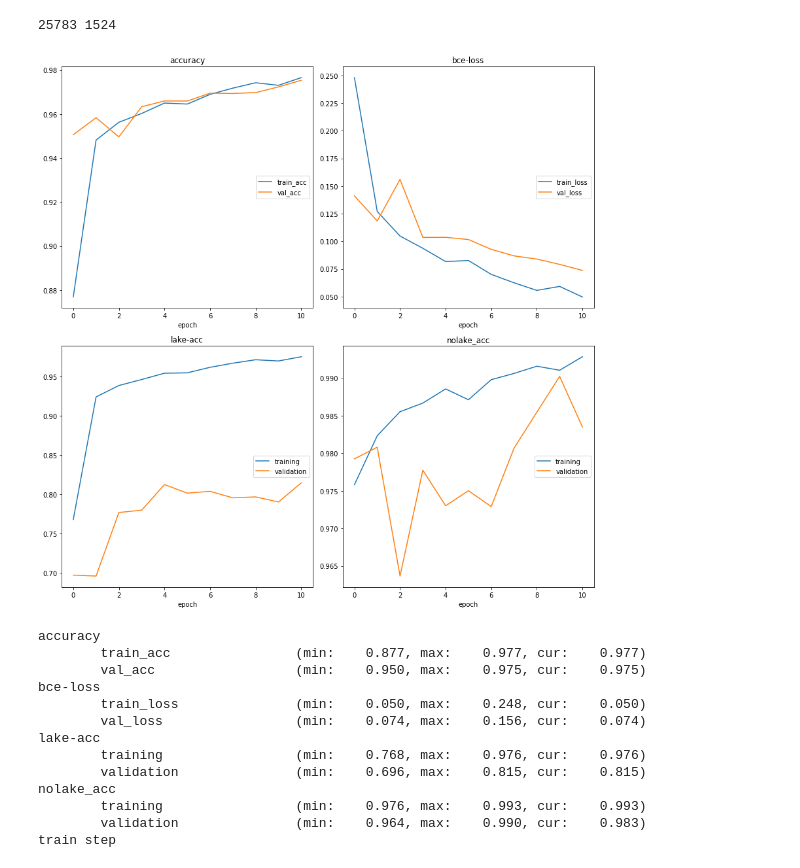
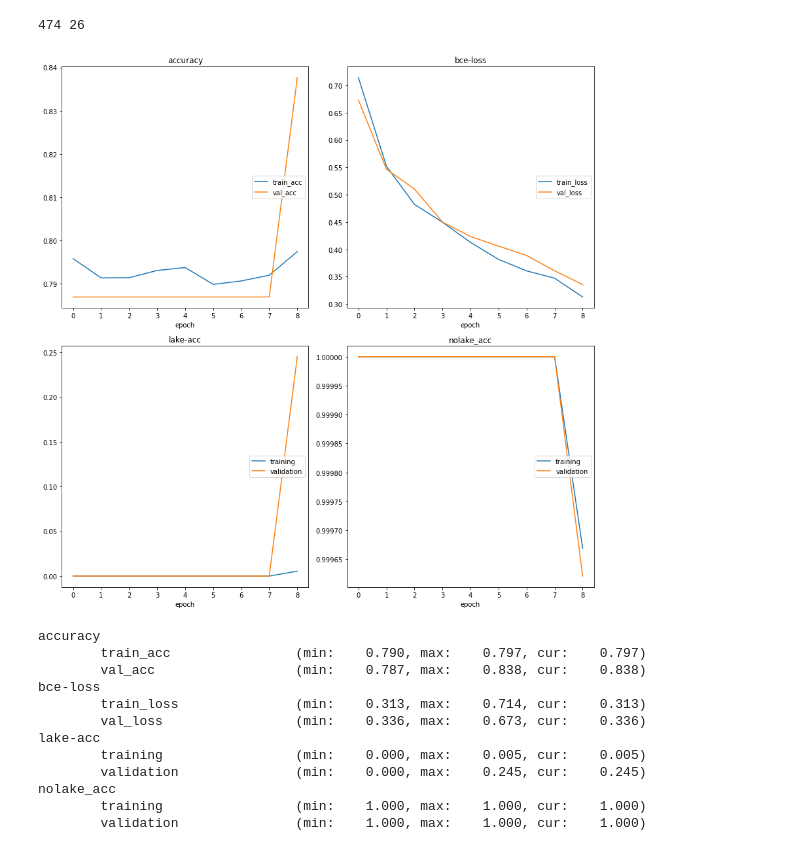
Before and after one commit to od-crypto/aerial, a Jupyter notebook: train.ipynb, the cells around one changed output. Saved outputs shown, nothing was run; the diff lists cells and outputs as text; code cells hidden in the pictures.

Commit message:
model-from_scratch_small_landcover_bs40_ne9_lr0.0001-8.pth and updaet yadisk uploader

```diff
--- a/train.ipynb
+++ b/train.ipynb
@@ -11,8 +11,8 @@ root_path = 'datasets/landcover_processed/rotated_crops/'
 #root_path = 'datasets/sentinel_processed/rotated_crops/'
 list_dataset = list(filter(lambda x: x.endswith('.png'), os.listdir(root_path)))
 list_dataset = list(map(lambda x: root_path + x, list_dataset))
-# list_dataset = list_dataset[:500]
-list_dataset = list_dataset
+list_dataset = list_dataset[7000:7500]
+# list_dataset = list_dataset
 
 list_root = [root(name) for name in list_dataset]
 list_root = list(set(list_root))
@@ -34,7 +34,7 @@ with open('train_img_list_landcover.json', 'w') as f:
 with open('test_img_list_landcover.json', 'w') as f:
     json.dump(test_img_list, f)
 # %% [output]
-25783 1524
+474 26
 # %%
 cfg = {
     "from_scratch_landcover": {
@@ -43,30 +43,29 @@ cfg = {
         "train_img_list": "train_img_list_landcover.json",
         "test_img_list": "test_img_list_landcover.json",
         "batch_size": 40,
-        "num_epochs": 20,
+        "num_epochs": 9,
         "lr": 0.0001
     }
 }
 # %%
 bs = cfg['from_scratch_landcover']['batch_size']
 ne = cfg['from_scratch_landcover']['num_epochs']
 lr = cfg['from_scratch_landcover']['lr']
 bs, ne, lr
 
-trainer(cfg['from_scratch_landcover'], train_id=f'from_scratch_landcover_bs{bs}_ne{ne}_lr{lr}')
+trainer(cfg['from_scratch_landcover'], train_id=f'from_scratch_small_landcover_bs{bs}_ne{ne}_lr{lr}')
 # %% [output]
-[figure, old version]
+[figure, new version]
 accuracy
-        train_acc                (min:    0.877, max:    0.977, cur:    0.977)
-        val_acc                  (min:    0.950, max:    0.975, cur:    0.975)
+        train_acc                (min:    0.790, max:    0.797, cur:    0.797)
+        val_acc                  (min:    0.787, max:    0.838, cur:    0.838)
 bce-loss
-        train_loss               (min:    0.050, max:    0.248, cur:    0.050)
-        val_loss                 (min:    0.074, max:    0.156, cur:    0.074)
+        train_loss               (min:    0.313, max:    0.714, cur:    0.313)
+        val_loss                 (min:    0.336, max:    0.673, cur:    0.336)
 lake-acc
-        training                 (min:    0.768, max:    0.976, cur:    0.976)
-        validation               (min:    0.696, max:    0.815, cur:    0.815)
+        training                 (min:    0.000, max:    0.005, cur:    0.005)
+        validation               (min:    0.000, max:    0.245, cur:    0.245)
 nolake_acc
-        training                 (min:    0.976, max:    0.993, cur:    0.993)
-        validation               (min:    0.964, max:    0.990, cur:    0.983)
-train step
+        training                 (min:    1.000, max:    1.000, cur:    1.000)
+        validation               (min:    1.000, max:    1.000, cur:    1.000)
 # %%
```
Also changed, not shown: parts of 1 cell of this notebook, 5 other files.
